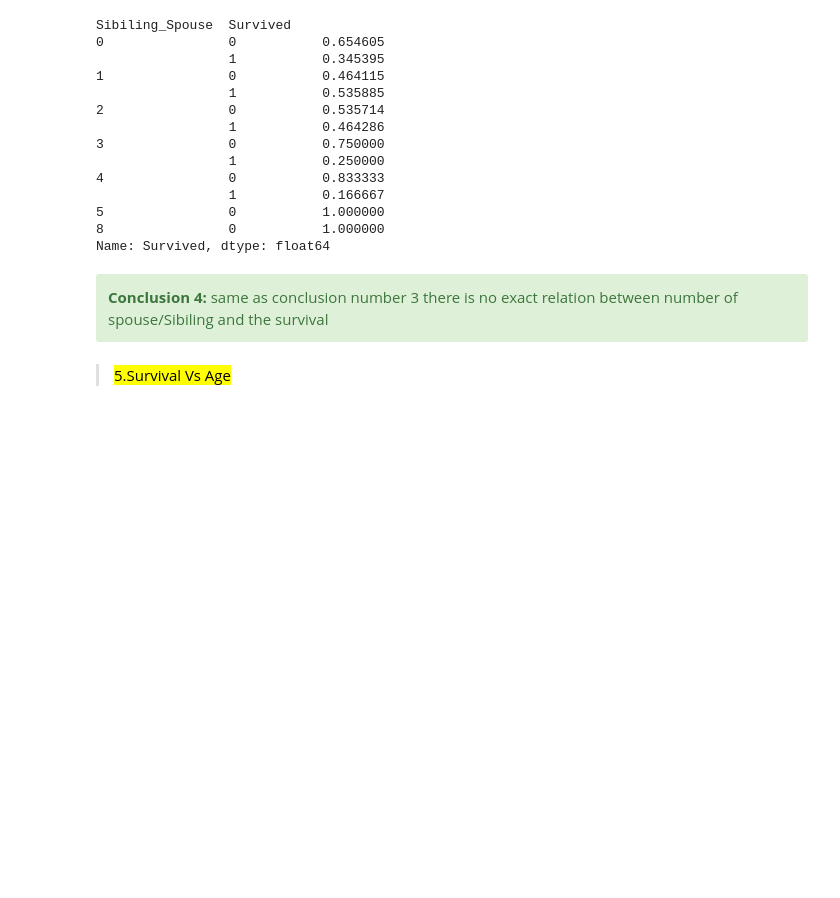
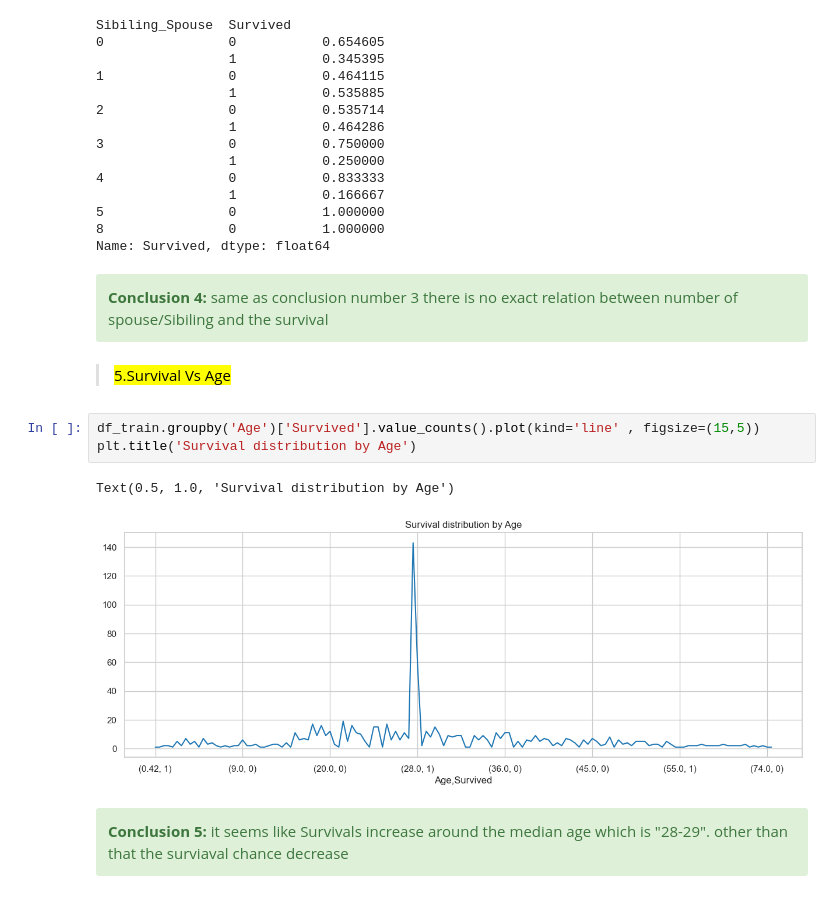
Before and after one commit to mtheggi/Titanic-Survival-Prediction, a Jupyter notebook: Titanic_Survival_Prediction.ipynb, the cells around one changed output. Drawn from its saved outputs; the diff is of its cells as text; blank space fills up the shorter version.

```diff
--- a/Titanic_Survival_Prediction.ipynb
+++ b/Titanic_Survival_Prediction.ipynb
@@ -300,3 +300,12 @@ Name: Survived, dtype: float64
 <b>Conclusion 4:</b> same as conclusion number 3 there is no exact relation between number of spouse/Sibiling and the survival</div>
 # %% [markdown]
 ><mark>5.Survival Vs Age</mark>
+# %%
+df_train.groupby('Age')['Survived'].value_counts().plot(kind='line' , figsize=(15,5))
+plt.title('Survival distribution by Age')
+# %% [output]
+Text(0.5, 1.0, 'Survival distribution by Age')
+[figure, added]
+# %% [markdown]
+<div class="alert alert-block alert-success">
+<b>Conclusion 5:</b> it seems like Survivals increase around the median age which is "28-29". other than that the surviaval chance decrease </div>
```
